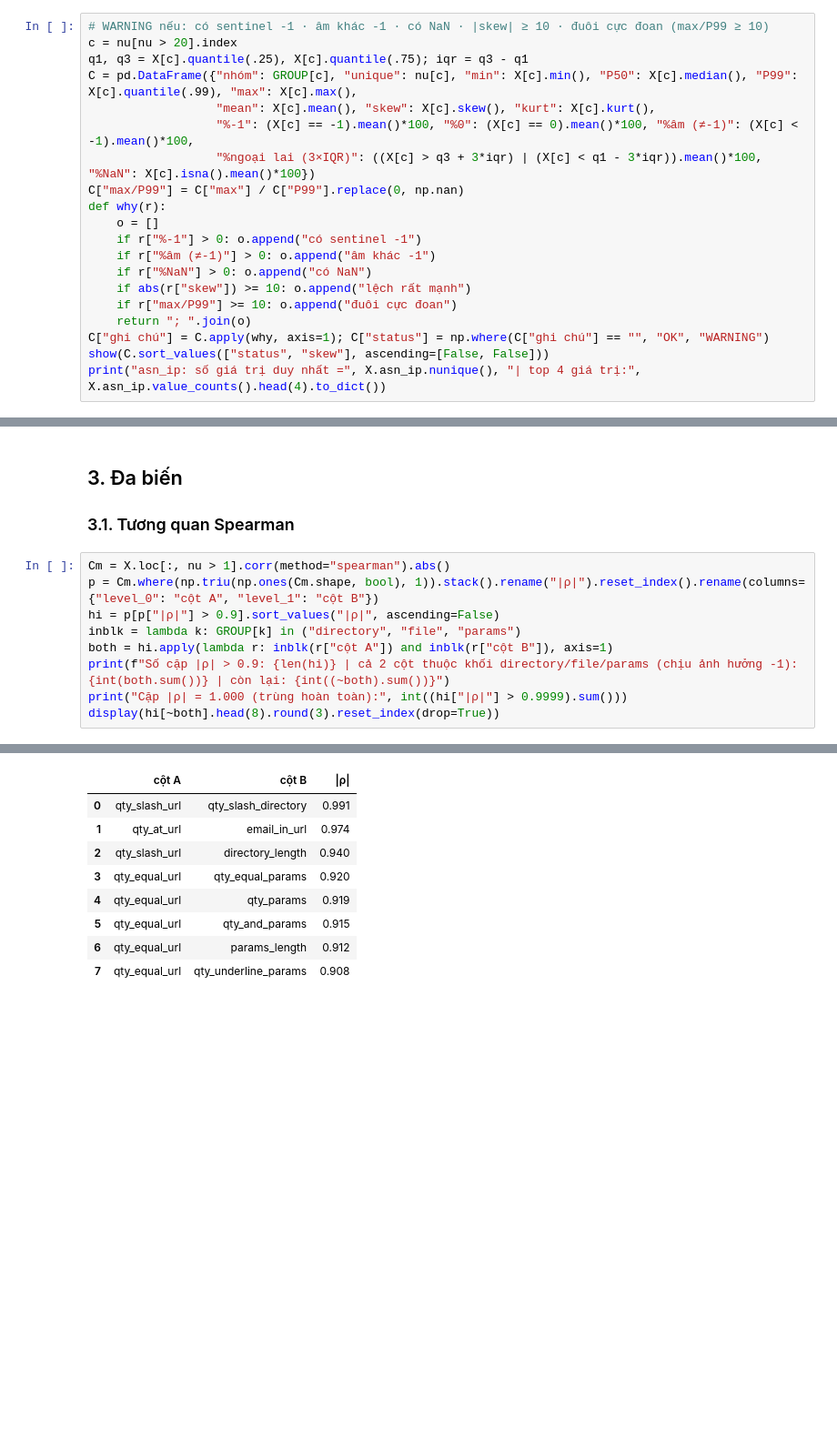
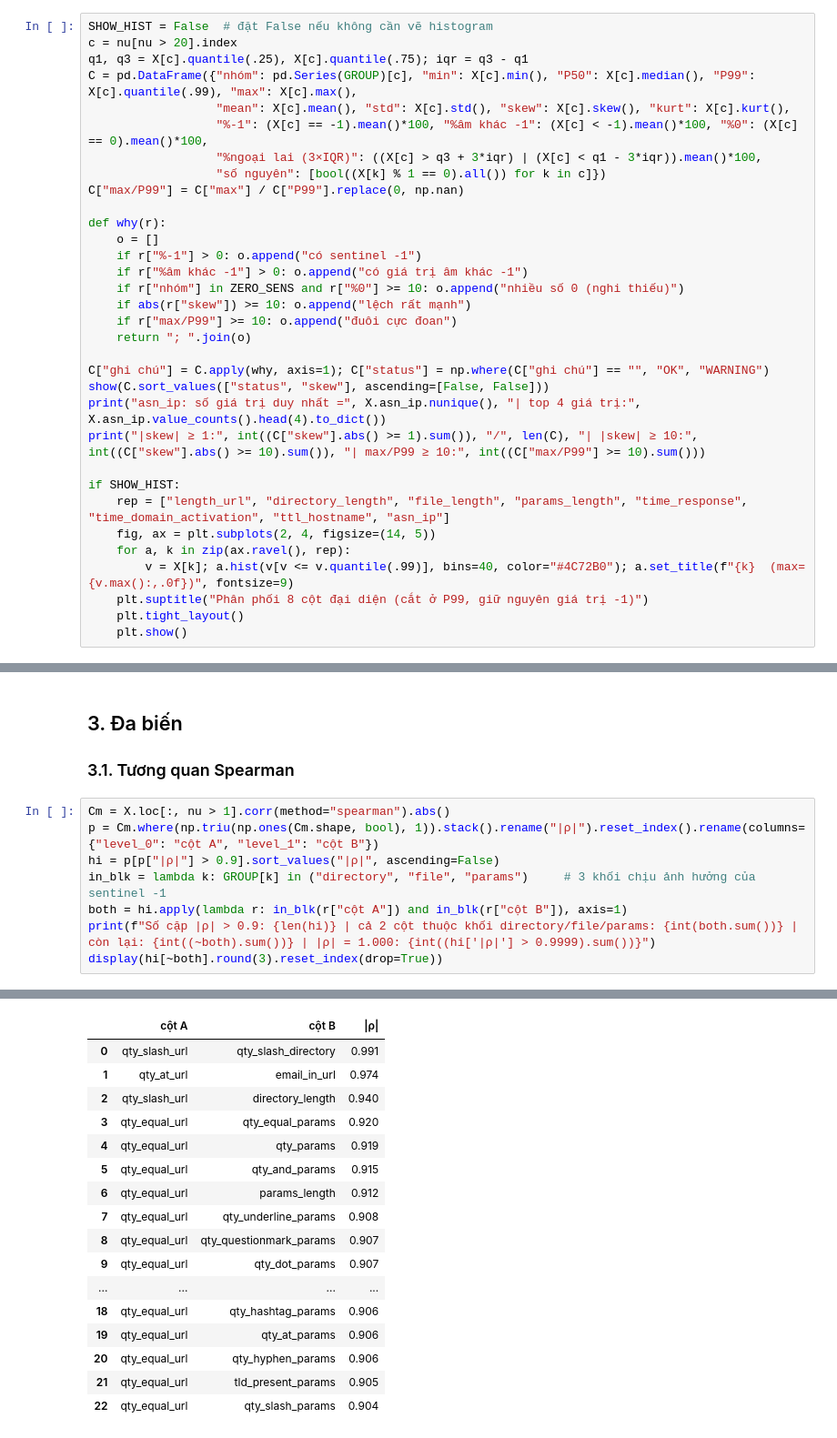
Before and after one commit to Meteor1238/optimization_algorithm_phishing_detection, a Jupyter notebook: notebooks/02_eda_dataset_small.ipynb, the cells around one changed output, grey strips where cells are left out. Shown at 91% size. Cells and saved outputs as stored; diff of their text form; blank space fills up the shorter version.

```diff
--- a/notebooks/02_eda_dataset_small.ipynb
+++ b/notebooks/02_eda_dataset_small.ipynb
@@ -170,21 +186,34 @@ OK: 8 | WARNING: 53
 # %%
-# WARNING nếu: có sentinel -1 · âm khác -1 · có NaN · |skew| ≥ 10 · đuôi cực đoan (max/P99 ≥ 10)
+SHOW_HIST = False  # đặt False nếu không cần vẽ histogram
 c = nu[nu > 20].index
 q1, q3 = X[c].quantile(.25), X[c].quantile(.75); iqr = q3 - q1
-C = pd.DataFrame({"nhóm": GROUP[c], "unique": nu[c], "min": X[c].min(), "P50": X[c].median(), "P99": X[c].quantile(.99), "max": X[c].max(),
-                  "mean": X[c].mean(), "skew": X[c].skew(), "kurt": X[c].kurt(),
-                  "%-1": (X[c] == -1).mean()*100, "%0": (X[c] == 0).mean()*100, "%âm (≠-1)": (X[c] < -1).mean()*100,
-                  "%ngoại lai (3×IQR)": ((X[c] > q3 + 3*iqr) | (X[c] < q1 - 3*iqr)).mean()*100, "%NaN": X[c].isna().mean()*100})
+C = pd.DataFrame({"nhóm": pd.Series(GROUP)[c], "min": X[c].min(), "P50": X[c].median(), "P99": X[c].quantile(.99), "max": X[c].max(),
+                  "mean": X[c].mean(), "std": X[c].std(), "skew": X[c].skew(), "kurt": X[c].kurt(),
+                  "%-1": (X[c] == -1).mean()*100, "%âm khác -1": (X[c] < -1).mean()*100, "%0": (X[c] == 0).mean()*100,
+                  "%ngoại lai (3×IQR)": ((X[c] > q3 + 3*iqr) | (X[c] < q1 - 3*iqr)).mean()*100,
+                  "số nguyên": [bool((X[k] % 1 == 0).all()) for k in c]})
 C["max/P99"] = C["max"] / C["P99"].replace(0, np.nan)
+
 def why(r):
     o = []
     if r["%-1"] > 0: o.append("có sentinel -1")
-    if r["%âm (≠-1)"] > 0: o.append("âm khác -1")
-    if r["%NaN"] > 0: o.append("có NaN")
+    if r["%âm khác -1"] > 0: o.append("có giá trị âm khác -1")
+    if r["nhóm"] in ZERO_SENS and r["%0"] >= 10: o.append("nhiều số 0 (nghi thiếu)")
     if abs(r["skew"]) >= 10: o.append("lệch rất mạnh")
     if r["max/P99"] >= 10: o.append("đuôi cực đoan")
     return "; ".join(o)
+
 C["ghi chú"] = C.apply(why, axis=1); C["status"] = np.where(C["ghi chú"] == "", "OK", "WARNING")
 show(C.sort_values(["status", "skew"], ascending=[False, False]))
 print("asn_ip: số giá trị duy nhất =", X.asn_ip.nunique(), "| top 4 giá trị:", X.asn_ip.value_counts().head(4).to_dict())
+print("|skew| ≥ 1:", int((C["skew"].abs() >= 1).sum()), "/", len(C), "| |skew| ≥ 10:", int((C["skew"].abs() >= 10).sum()), "| max/P99 ≥ 10:", int((C["max/P99"] >= 10).sum()))
+
+if SHOW_HIST:
+    rep = ["length_url", "directory_length", "file_length", "params_length", "time_response", "time_domain_activation", "ttl_hostname", "asn_ip"]
+    fig, ax = plt.subplots(2, 4, figsize=(14, 5))
+    for a, k in zip(ax.ravel(), rep):
+        v = X[k]; a.hist(v[v <= v.quantile(.99)], bins=40, color="#4C72B0"); a.set_title(f"{k}  (max={v.max():,.0f})", fontsize=9)
+    plt.suptitle("Phân phối 8 cột đại diện (cắt ở P99, giữ nguyên giá trị -1)")
+    plt.tight_layout()
+    plt.show()
 # %% [output]
@@ -375,9 +445,8 @@ plt.title("% dòng mang -1, theo nhãn"); plt.tight_layout(); plt.show()
 Cm = X.loc[:, nu > 1].corr(method="spearman").abs()
 p = Cm.where(np.triu(np.ones(Cm.shape, bool), 1)).stack().rename("|ρ|").reset_index().rename(columns={"level_0": "cột A", "level_1": "cột B"})
 hi = p[p["|ρ|"] > 0.9].sort_values("|ρ|", ascending=False)
-inblk = lambda k: GROUP[k] in ("directory", "file", "params")
-both = hi.apply(lambda r: inblk(r["cột A"]) and inblk(r["cột B"]), axis=1)
-print(f"Số cặp |ρ| > 0.9: {len(hi)} | cả 2 cột thuộc khối directory/file/params (chịu ảnh hưởng -1): {int(both.sum())} | còn lại: {int((~both).sum())}")
-print("Cặp |ρ| = 1.000 (trùng hoàn toàn):", int((hi["|ρ|"] > 0.9999).sum()))
-display(hi[~both].head(8).round(3).reset_index(drop=True))
+in_blk = lambda k: GROUP[k] in ("directory", "file", "params")     # 3 khối chịu ảnh hưởng của sentinel -1
+both = hi.apply(lambda r: in_blk(r["cột A"]) and in_blk(r["cột B"]), axis=1)
+print(f"Số cặp |ρ| > 0.9: {len(hi)} | cả 2 cột thuộc khối directory/file/params: {int(both.sum())} | còn lại: {int((~both).sum())} | |ρ| = 1.000: {int((hi['|ρ|'] > 0.9999).sum())}")
+display(hi[~both].round(3).reset_index(drop=True))
 # %% [output]
@@ -386,9 +454,17 @@ Cặp |ρ| = 1.000 (trùng hoàn toàn): 30
 |  | cột A | cột B | |ρ| |
 | 0 | qty_slash_url | qty_slash_directory | 0.991 |
 | 1 | qty_at_url | email_in_url | 0.974 |
 | 2 | qty_slash_url | directory_length | 0.940 |
 | 3 | qty_equal_url | qty_equal_params | 0.920 |
 | 4 | qty_equal_url | qty_params | 0.919 |
 | 5 | qty_equal_url | qty_and_params | 0.915 |
 | 6 | qty_equal_url | params_length | 0.912 |
 | 7 | qty_equal_url | qty_underline_params | 0.908 |
+| 8 | qty_equal_url | qty_questionmark_params | 0.907 |
+| 9 | qty_equal_url | qty_dot_params | 0.907 |
+| ... | ... | ... | ... |
+| 18 | qty_equal_url | qty_hashtag_params | 0.906 |
+| 19 | qty_equal_url | qty_at_params | 0.906 |
+| 20 | qty_equal_url | qty_hyphen_params | 0.906 |
+| 21 | qty_equal_url | tld_present_params | 0.905 |
+| 22 | qty_equal_url | qty_slash_params | 0.904 |
```
Also changed, not shown: parts of 41 cells of this notebook.
